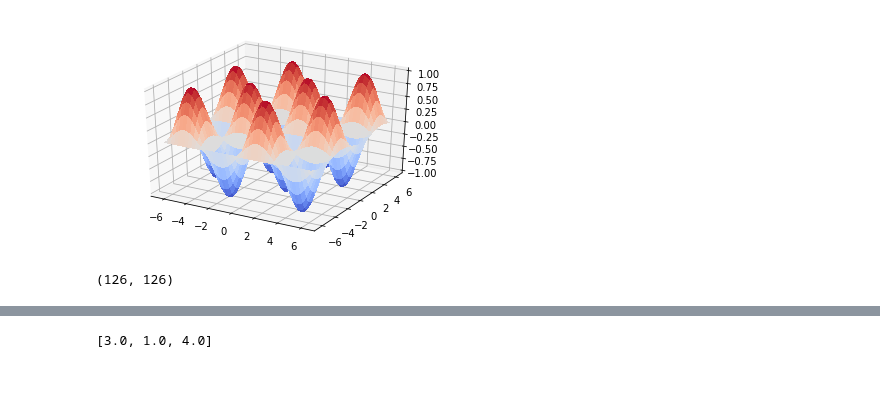
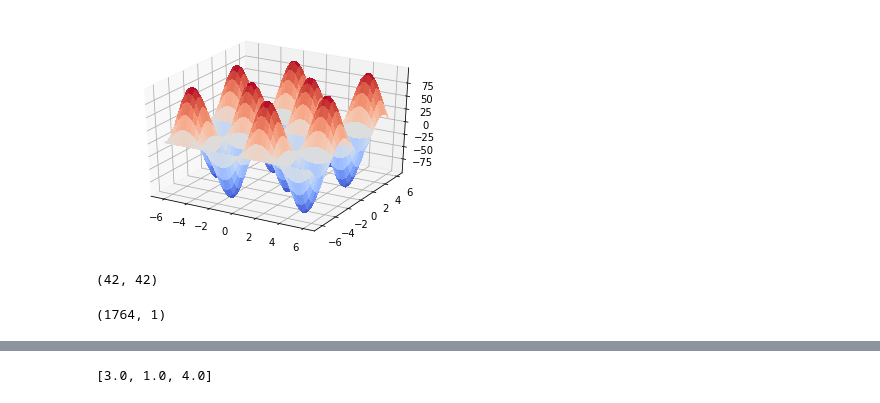
Before and after one commit to mlcow/tensorflow_experiments, a Jupyter notebook: tf hw.ipynb, the cells around one changed output, grey strips where cells are left out. Drawn from its saved outputs; the diff is of its cells as text; code cells hidden in the pictures.

```diff
--- a/tf hw.ipynb
+++ b/tf hw.ipynb
@@ -7,30 +25,37 @@ from matplotlib.ticker import LinearLocator, FormatStrFormatter
 # %%
-X = np.arange(-2*np.pi, 2*np.pi, 0.1)
-Y = np.arange(-2*np.pi, 2*np.pi, 0.1)
+X = np.arange(-2*np.pi, 2*np.pi, 0.3)
+Y = np.arange(-2*np.pi, 2*np.pi, 0.3)
 X, Y = np.meshgrid(X, Y)
-Z = np.sin(X)*np.sin(Y) #+ np.random.normal(scale=.05, size=X.shape)
+Z = 100*np.sin(X)*np.sin(Y) #+ np.random.normal(scale=.05, size=X.shape)
 
-fig = plt.figure()
-ax = fig.gca(projection='3d')
+# fig = plt.figure()
+# ax = fig.gca(projection='3d')
 
-surf = ax.plot_surface(X, Y, Z, cmap=cm.coolwarm,
-                       linewidth=0, antialiased=False)
+# surf = ax.plot_surface(X, Y, Z, cmap=cm.coolwarm,
+#                        linewidth=0, antialiased=False)
 
 # Customize the z axis.
-ax.set_zlim(-1.01, 1.01)
+#ax.set_zlim(-1.01, 1.01)
 #ax.zaxis.set_major_locator(LinearLocator(10))
 #ax.zaxis.set_major_formatter(FormatStrFormatter('%.02f'))
 
 # Add a color bar which maps values to colors.
 #fig.colorbar(surf, shrink=0.5, aspect=5)
 
-plt.show()
+#plt.show()
 # %% [output]
-[figure, old version]
+[figure, new version]
 # %%
 X.shape
 # %% [output]
-(126, 126)
+(42, 42)
+# %%
+X1 = X.reshape(-1,1)
+Y1 = Y.reshape(-1,1)
+Z1 = Z.reshape(-1,1)
+X1.shape
+# %% [output]
+(1764, 1)
 # %%
 np.random.normal(scale=1, size=(100,100))
 # %% [output]
```
Also changed, not shown: parts of 17 cells of this notebook, 3 other files.
